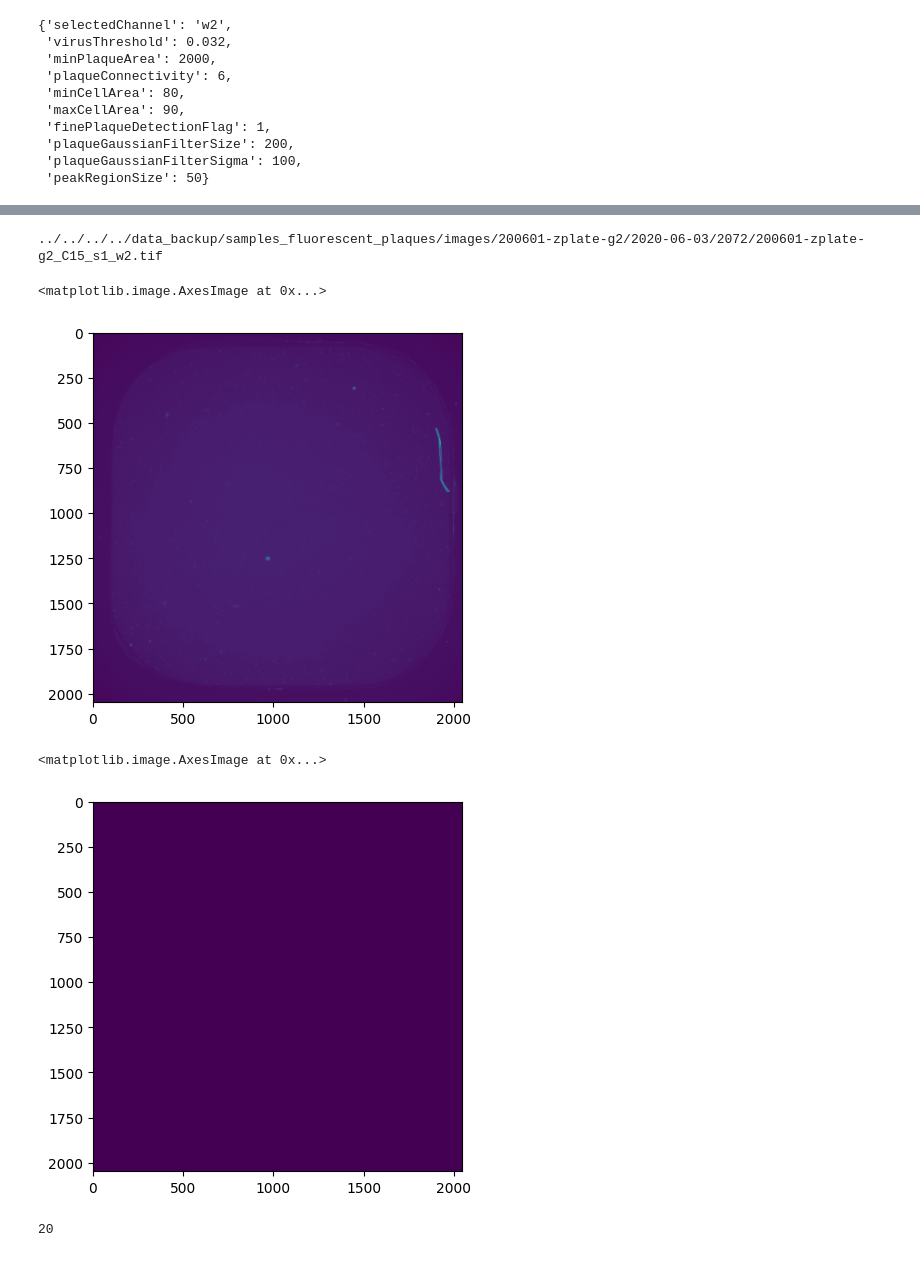
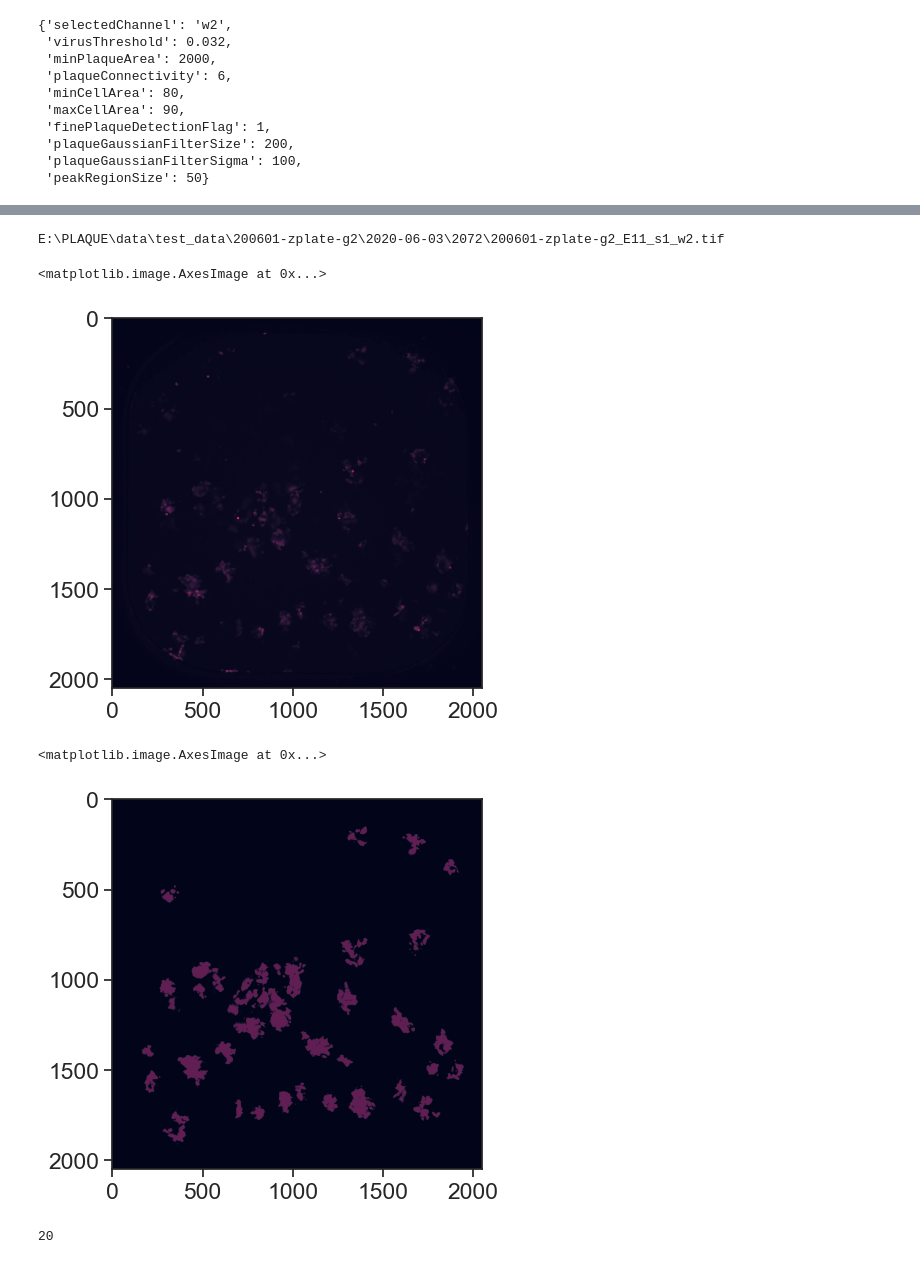
Before and after one commit to plaque2/PyPlaque, a Jupyter notebook: notebooks/visualization/comparison_barchart.ipynb, the cells around one changed output, grey strips where cells are left out. Drawn from its saved outputs; the diff is of its cells as text; code cells hidden in the pictures.

```diff
--- a/notebooks/visualization/comparison_barchart.ipynb
+++ b/notebooks/visualization/comparison_barchart.ipynb
@@ -24,8 +30,12 @@ np.random.seed(0)
 # %%
 # Here we will pick some random rows from the CSV of matlab results and get similar results from PyPlaque
 
-matlab_results_image = pd.read_csv("../../../../data_backup/samples_fluorescent_plaques/images/200601-zplate-g2/2020-06-03/200601-zplate-g2_ImageData.csv", header = 0)
-matlab_results_object = pd.read_csv("../../../../data_backup/samples_fluorescent_plaques/images/200601-zplate-g2/2020-06-03/200601-zplate-g2_ObjectData.csv", header = 0)
+# matlab_results_image = pd.read_csv("../../../../data_backup/samples_fluorescent_plaques/images/200601-zplate-g2/2020-06-03/200601-zplate-g2_ImageData.csv", header = 0)
+# matlab_results_object = pd.read_csv("../../../../data_backup/samples_fluorescent_plaques/images/200601-zplate-g2/2020-06-03/200601-zplate-g2_ObjectData.csv", header = 0)
+
+matlab_results_image = pd.read_csv(r"E:\PLAQUE\data\Matlab_results\200601-zplate-g2_ImageData.csv", header = 0)
+matlab_results_object = pd.read_csv(r"E:\PLAQUE\data\Matlab_results\200601-zplate-g2_ObjectData.csv", header = 0)
 # %%
 import scipy.io
-mat = scipy.io.loadmat("../../../../data_backup/23_09_14_parameters.mat")
+mat = scipy.io.loadmat(r'E:\PLAQUE\data\Matlab_results\24_05_13_parameters.mat')
+print(mat['parameters'])
@@ -148,9 +167,10 @@ print(sample_matlab_results_image_w2.shape)
 #itself, for objects it is a bit difficult since we need to lookup and match the centroid
 
 #loading multiple plates and plate masks as an experiment
-exp = ExperimentFluorescencePlaque('../../../../data_backup/samples_fluorescent_plaques/images',
-                                   '../../../../data_backup/samples_fluorescent_plaques/masks')
-
+# exp = ExperimentFluorescencePlaque('../../../../data_backup/samples_fluorescent_plaques/images',
+#                                    '../../../../data_backup/samples_fluorescent_plaques/masks')
+exp = ExperimentFluorescencePlaque('E:\\PLAQUE\\data\\test_data',
+                                   'E:\\PLAQUE\\masks')
 #In this case the individual plates are of 384 well plates for fluorescence plaques and
 #their corresponding mask directories
 plate_dirs, plate_mask_dirs = exp.get_individual_plates()
@@ -176,10 +196,11 @@ params_w2_dict
  'plaqueGaussianFilterSigma': 100,
  'peakRegionSize': 50}
 # %%
+#force ploting in new window
 image_bits = 16
 params_w2 = {
     'min_plaque_area': params_w2_dict['minPlaqueArea'],
-    'virus_threshold': params_w2_dict['virusThreshold'],
+    'virus_threshold': params_w2_dict['virusThreshold']* (2**image_bits - 1),
     'plaque_connectivity': params_w2_dict['plaqueConnectivity'],
     'fine_plaque_detection_flag': True if params_w2_dict['finePlaqueDetectionFlag']==1 else False,
     'plaque_gaussian_filter_size': params_w2_dict['plaqueGaussianFilterSize'],
@@ -188,6 +209,8 @@ params_w2 = {
     'minCellArea': params_w1_dict['minCellArea'][0],
     'maxCellArea': params_w1_dict['maxCellArea'][0]
 }
+
+
 
 plate_dict_w2 = {}
 
@@ -201,6 +224,7 @@ plate_dict_w2[d]['image_name'] = {}
 image_files_for_comparison = list(sample_matlab_results_image_w2['VirusImageName'])
 image_files_for_comparison = [os.path.join(exp.plate_folder,d,'2020-06-03','2072',f)
                                 for f in image_files_for_comparison]
+print(image_files_for_comparison)
 for f in image_files_for_comparison:
     plate_dict_w2[d]['img'][i] = TIFF.imread(f)
     plate_dict_w2[d]['image_name'][i] = f
@@ -214,15 +240,15 @@ matlab_results_image.loc[(matlab_results_image['wellRow']=='C')&(matlab_results_
 # %%
-print(plate_dict_w2['200601-zplate-g2']['image_name'][4])
-plt.imshow(plate_dict_w2['200601-zplate-g2']['img'][4])
+print(plate_dict_w2['200601-zplate-g2']['image_name'][2])
+plt.imshow(plate_dict_w2['200601-zplate-g2']['img'][2])
 # %% [output]
-../../../../data_backup/samples_fluorescent_plaques/images/200601-zplate-g2/2020-06-03/2072/200601-zplate-g2_C15_s1_w2.tif
+E:\PLAQUE\data\test_data\200601-zplate-g2\2020-06-03\2072\200601-zplate-g2_E11_s1_w2.tif
 <matplotlib.image.AxesImage at 0x...>
-[figure, old version]
+[figure, new version]
 # %%
-plt.imshow(plate_dict_w2['200601-zplate-g2']['mask'][4])
+plt.imshow(plate_dict_w2['200601-zplate-g2']['mask'][2],vmin=0,vmax=4)
 # %% [output]
 <matplotlib.image.AxesImage at 0x...>
-[figure, old version]
+[figure, new version]
 # %%
 img_list_w2 = list(plate_dict_w2[plate_dirs[0]]['img'].values())
 len(img_list_w2)
```
Also changed, not shown: parts of 22 cells of this notebook, 2 other files.
